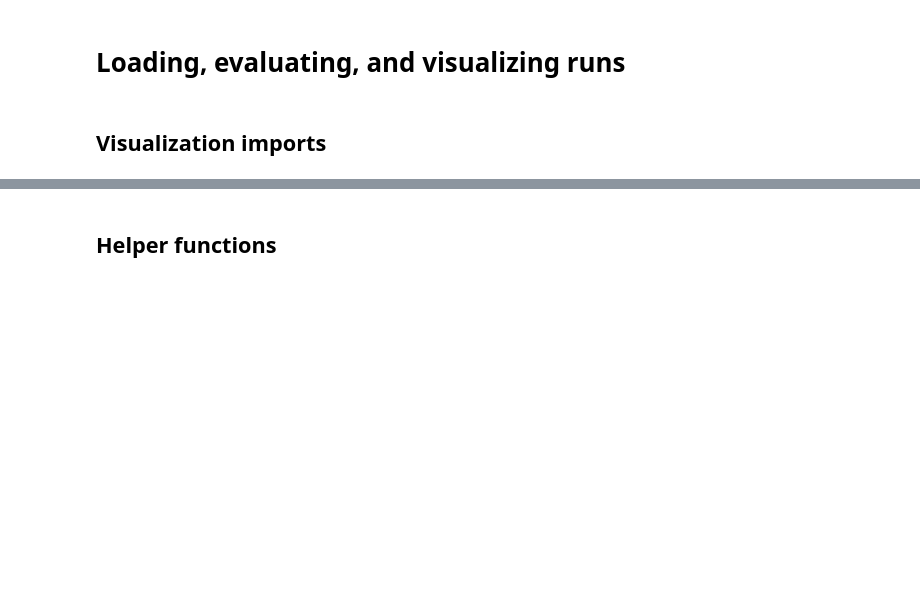
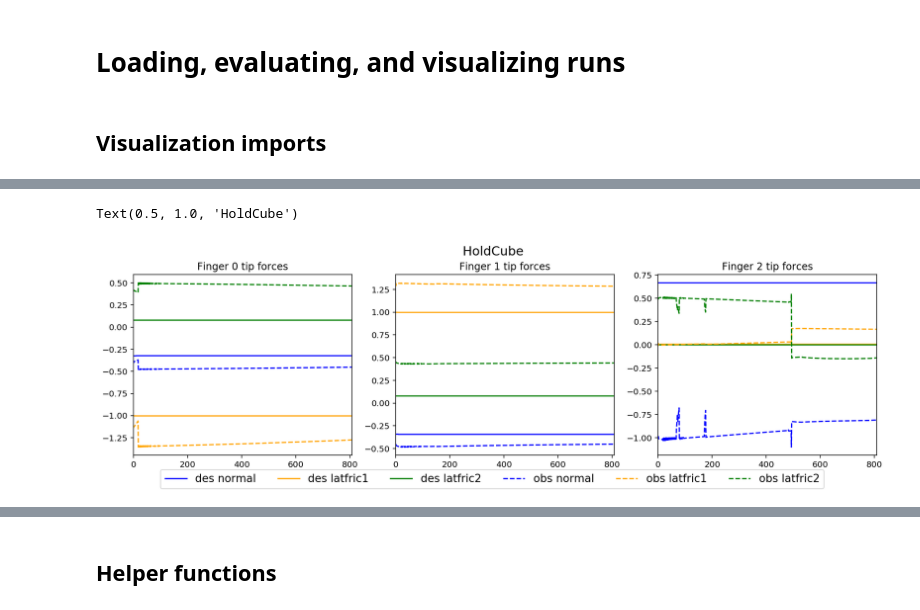
Before and after one commit to krishpop/benchmark-rrc, a Jupyter notebook: notebooks/visualization.ipynb, the cells around one changed output, grey strips where cells are left out. Drawn from its saved outputs; the diff is of its cells as text; code cells hidden in the pictures; blank space fills up the shorter version.

```diff
--- a/notebooks/visualization.ipynb
+++ b/notebooks/visualization.ipynb
@@ -13,0 +89,6 @@ from IPython.display import Video
+# %%
+plot_des_obs_forces(force_df_hold)
+plt.suptitle('HoldCube', y=1., fontsize=15)
+# %% [output]
+Text(0.5, 1.0, 'HoldCube')
+[figure, added]
```
Also changed, not shown: parts of 23 cells of this notebook, 3 other files.
